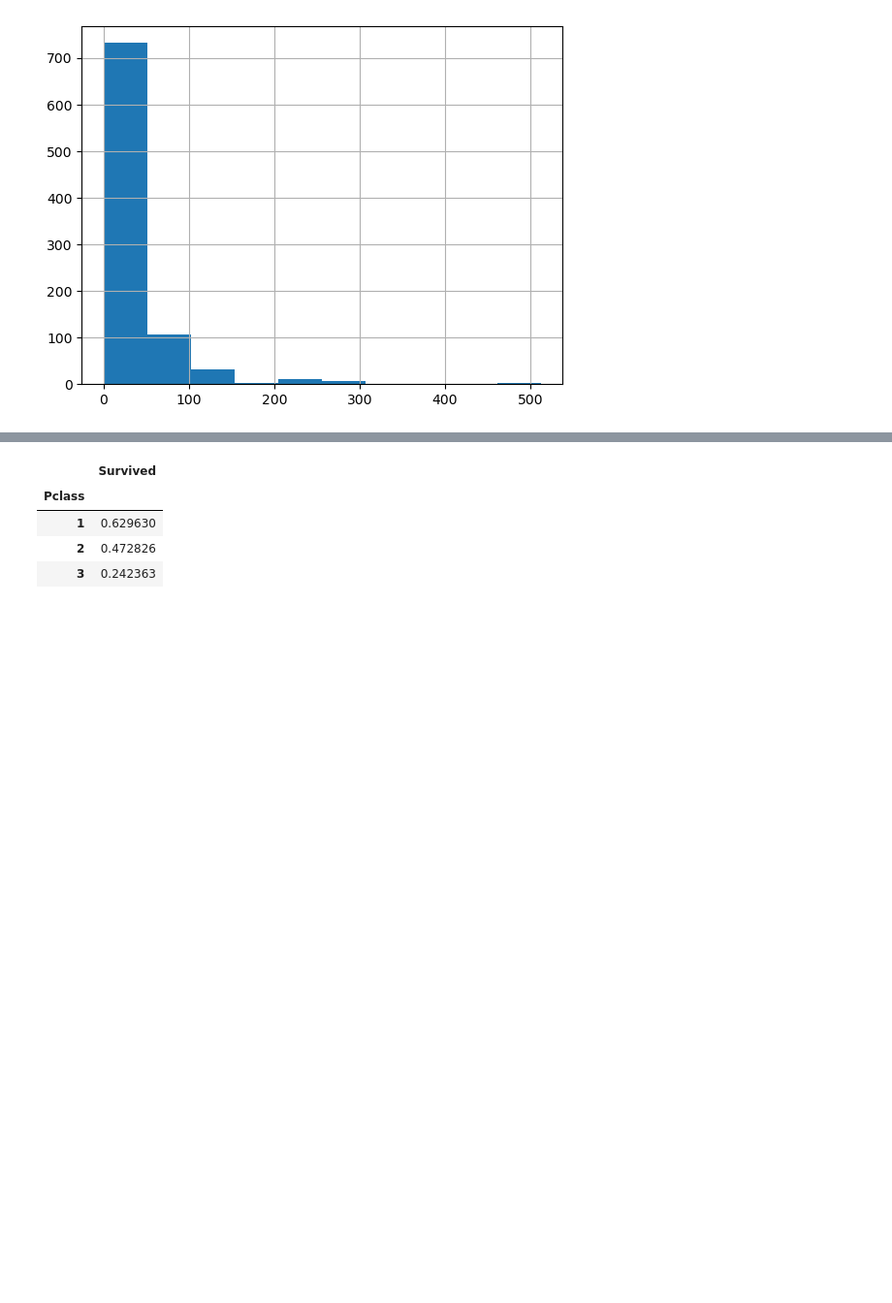
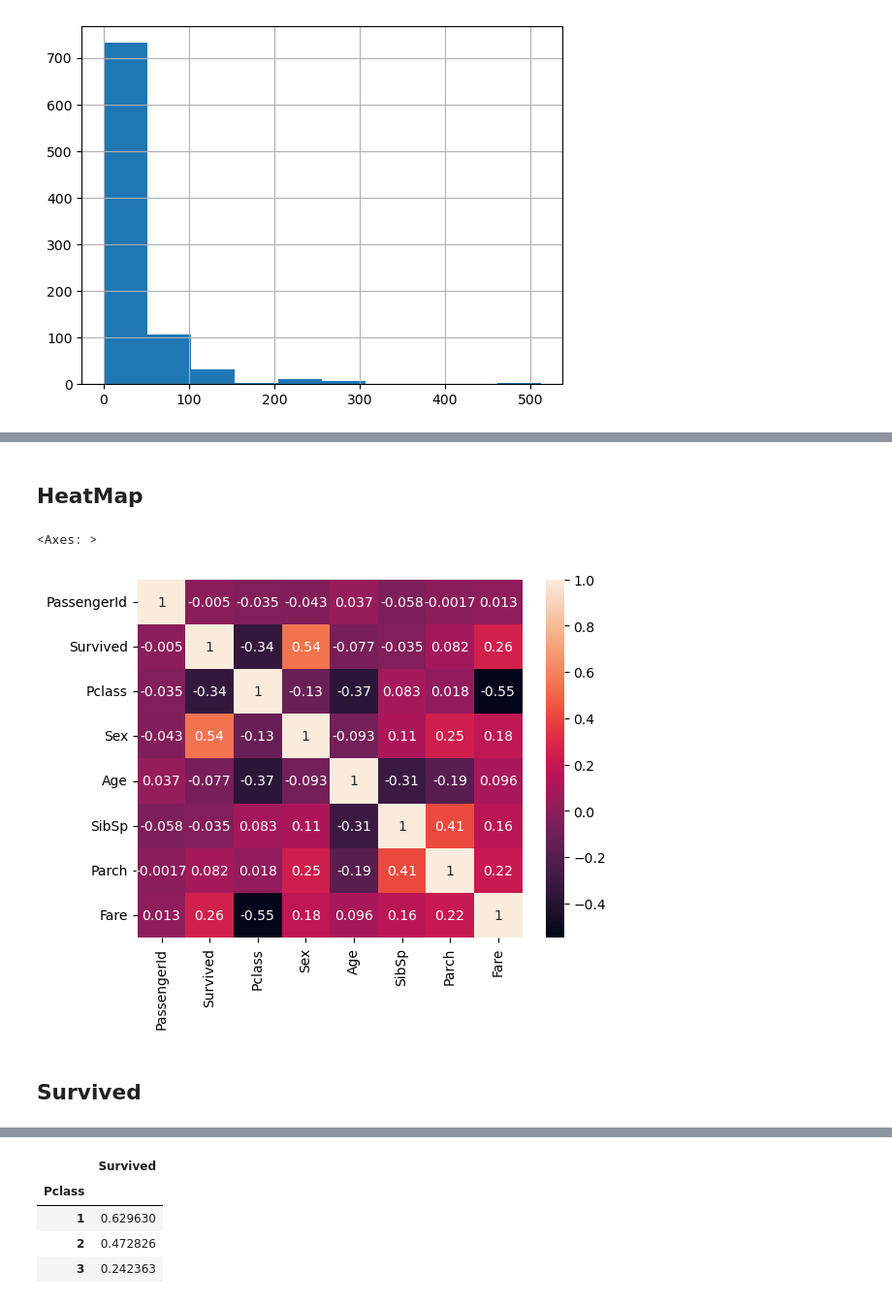
Before and after one commit to Chocomilkteaa/Titanic, a Jupyter notebook: eda.ipynb, the cells around one changed output, grey strips where cells are left out. Shown at 97% size. Drawn from its saved outputs; the diff is of its cells as text; code cells hidden in the pictures; blank space fills up the shorter version.

Commit message:
eda: rewrite eda model: rewrite tuning, add feature selection

```diff
--- a/eda.ipynb
+++ b/eda.ipynb
@@ -193,0 +260,12 @@ train_data['Fare'].hist()
+# %% [markdown]
+## HeatMap
+# %%
+corr = train_data.select_dtypes(exclude='O').corr()
+sns.heatmap(corr, annot=True,
+            xticklabels=corr.columns.values,
+            yticklabels=corr.columns.values)
+# %% [output]
+<Axes: >
+[figure, added]
+# %% [markdown]
+## Survived
```
Also changed, not shown: parts of 214 cells of this notebook, 1 other file.
